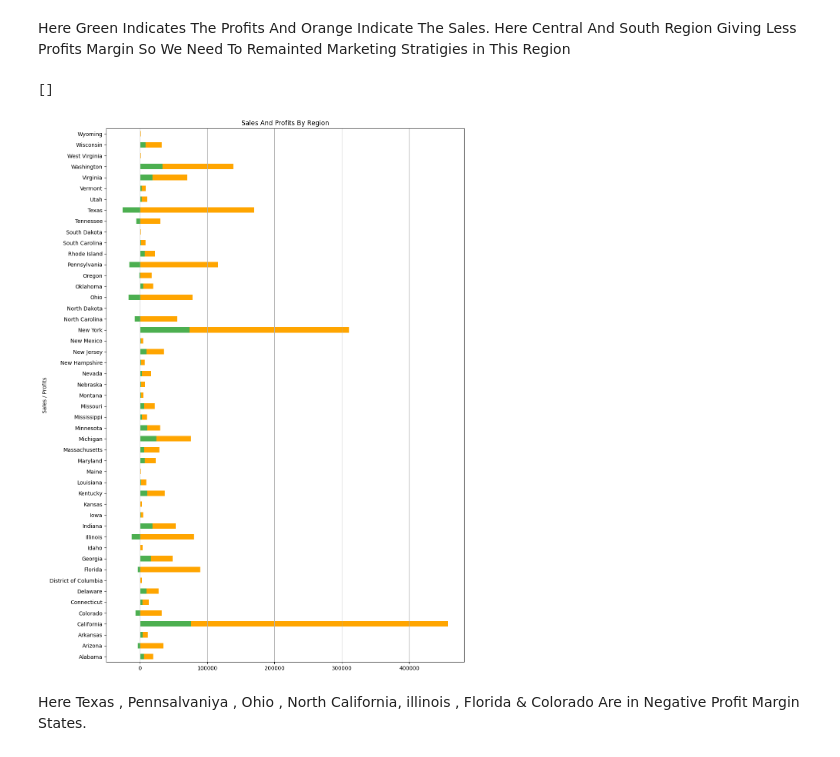
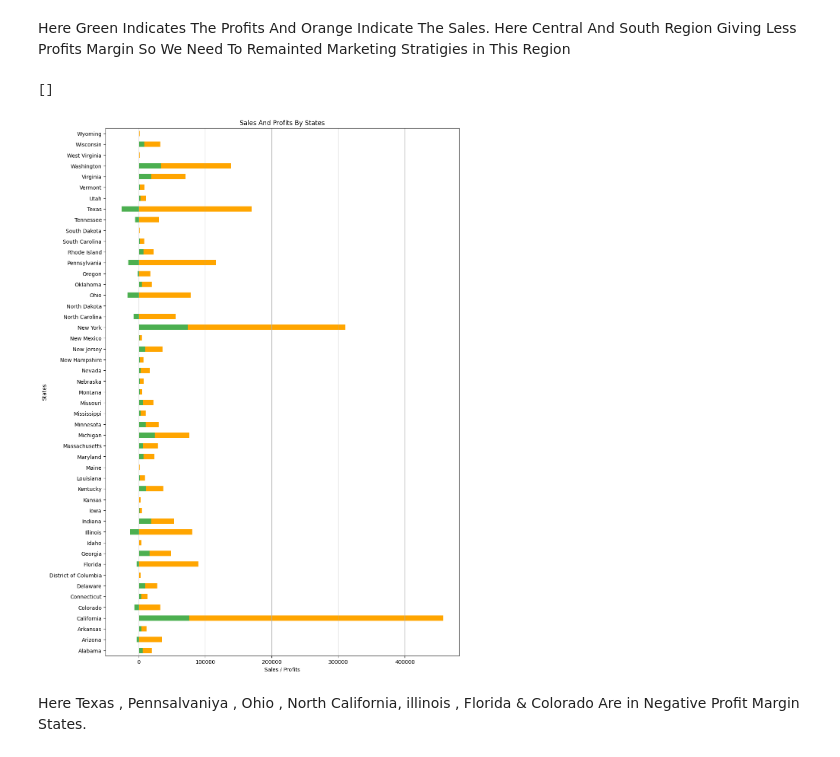
Before and after one commit to ainishchal/exploritary_data_analysis_retail, a Jupyter notebook: DataAnalysis.ipynb, the cells around one changed output. Drawn from its saved outputs; the diff is of its cells as text; code cells hidden in the pictures.

```diff
--- a/DataAnalysis.ipynb
+++ b/DataAnalysis.ipynb
@@ -282,18 +282,20 @@ Here Green Indicates The Profits And Orange Indicate The Sales. Here Central And
 # %%
 
 profits = df.groupby("State").Profit.sum()
 sales = df.groupby("State").Sales.sum()
 
 fig, ax = plt.subplots(figsize=(12,18))
 sales.plot(kind="barh", ax=ax, color="orange")
 profits.plot(kind="barh",ax=ax, color="#4CAF50")
-plt.title("Sales And Profits By Region")
-plt.ylabel("Sales / Profits")
+plt.title("Sales And Profits By States")
+
+plt.xlabel("Sales / Profits")
+plt.ylabel("States")
 ax.grid(axis='x')
 plt.plot()
 # %% [output]
 []
-[figure, old version]
+[figure, new version]
 # %% [markdown]
 Here Texas , Pennsalvaniya , Ohio , North California, illinois , Florida & Colorado Are in Negative Profit Margin States.
 # %%
```
Also changed, not shown: parts of 1 cell of this notebook.
